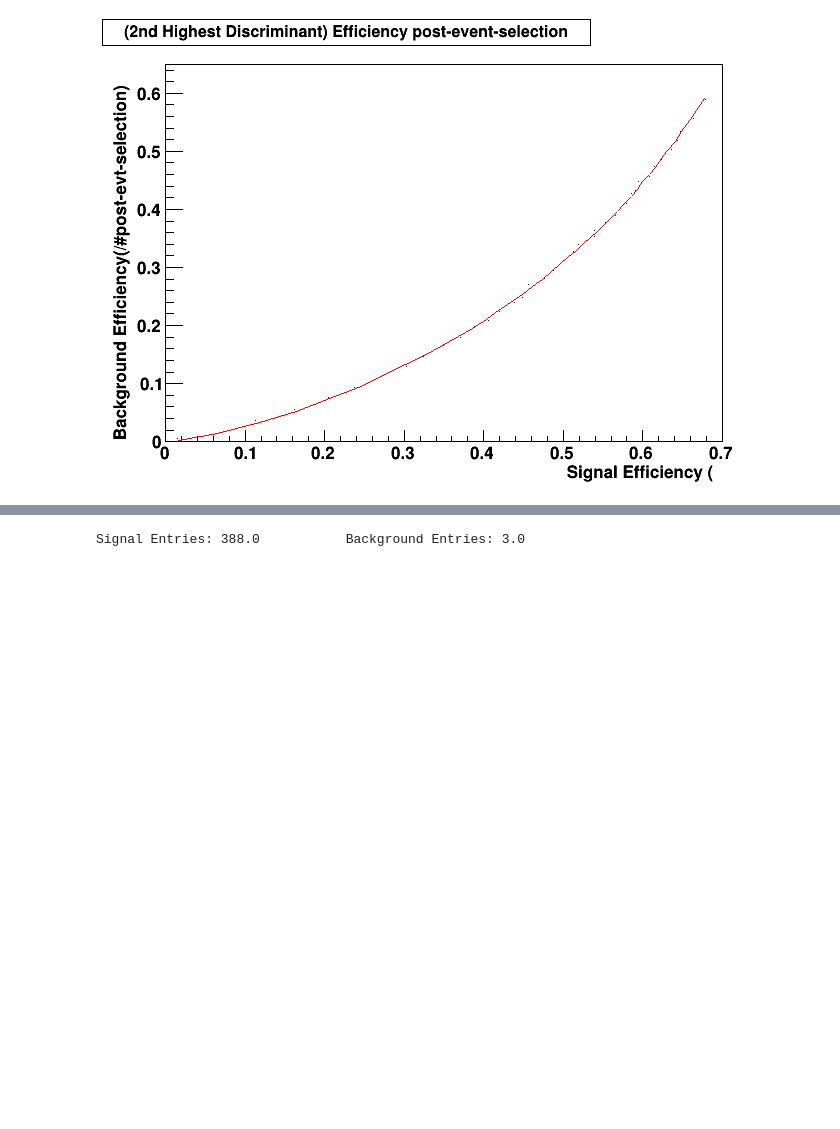
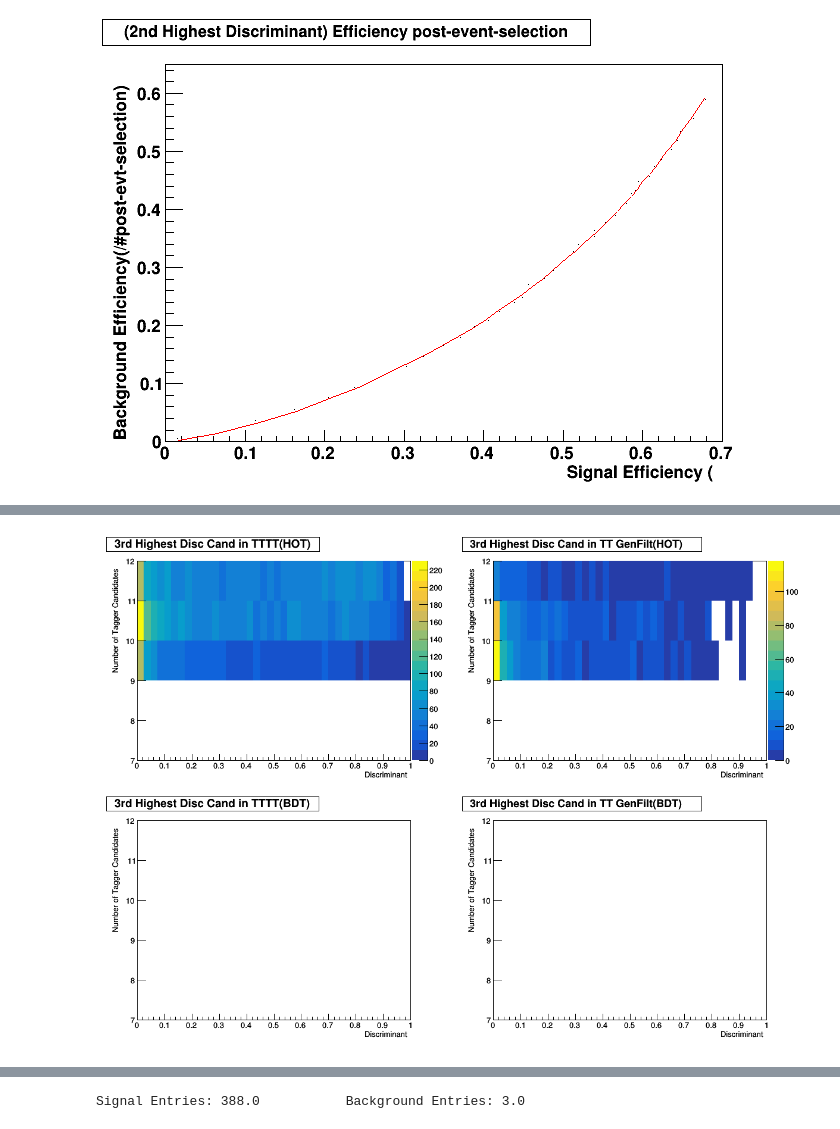
Before and after one commit to NJManganelli/TaggerTest, a Jupyter notebook: ntupler/plugins/.PlotsV4p1.ipynb, the cells around one changed output, grey strips where cells are left out. Drawn from its saved outputs; the diff is of its cells as text; code cells hidden in the pictures; blank space fills up the shorter version.

```diff
--- a/ntupler/plugins/.PlotsV4p1.ipynb
+++ b/ntupler/plugins/.PlotsV4p1.ipynb
@@ -980,29 +1216,29 @@ cROC2.Draw()
 #h43b = bkgd.h_eventN3_tItp_hot#;1	Highest Disc Cand (Type Itp)
 #h44b = bkgd.h_eventN3_t0x1_hot#;1	Highest Disc Cand (Type 0x1)
 
+s_hot_N3_sum = signal.h_eventN3_sum_hot
 s_hot_N3_3 = signal.h_eventN3_tIII_hot#;1	Highest Disc Cand (Type III)
 s_hot_N3_2 = signal.h_eventN3_tII_hot#;1	Highest Disc Cand (Type II)
 s_hot_N3_1 = signal.h_eventN3_tItp_hot#;1	Highest Disc Cand (Type Itp)
 s_hot_N3_0 = signal.h_eventN3_t0x1_hot#;1	Highest Disc Cand (Type 0x1)
-#s_hot_N3_sum = s_hot_N3_3 + s_hot_N3_2 + s_hot_N3_1 + s_hot_N3_0
 
+b_hot_N3_sum = bkgd.h_eventN3_sum_hot
 b_hot_N3_3 = bkgd.h_eventN3_tIII_hot#;1	Highest Disc Cand (Type III)
 b_hot_N3_2 = bkgd.h_eventN3_tII_hot#;1	Highest Disc Cand (Type II)
 b_hot_N3_1 = bkgd.h_eventN3_tItp_hot#;1	Highest Disc Cand (Type Itp)
 b_hot_N3_0 = bkgd.h_eventN3_t0x1_hot#;1	Highest Disc Cand (Type 0x1)
-#b_hot_N3_sum = b_hot_N3_3 + b_hot_N3_2 + b_hot_N3_1 + b_hot_N3_0
 
+s_bdt_N3_sum = signal.h_eventN3_sum_bdt
 s_bdt_N3_3 = signal.h_eventN3_tIII_bdt#;1	Highest Disc Cand (Type III)
 s_bdt_N3_2 = signal.h_eventN3_tII_bdt#;1	Highest Disc Cand (Type II)
 s_bdt_N3_1 = signal.h_eventN3_tItp_bdt#;1	Highest Disc Cand (Type Itp)
 s_bdt_N3_0 = signal.h_eventN3_t0x1_bdt#;1	Highest Disc Cand (Type 0x1)
-#s_bdt_N3_sum = s_bdt_N3_3 + s_bdt_N3_2 + s_bdt_N3_1 + s_bdt_N3_0
 
+b_bdt_N3_sum = bkgd.h_eventN3_sum_bdt
 b_bdt_N3_3 = bkgd.h_eventN3_tIII_bdt#;1	Highest Disc Cand (Type III)
 b_bdt_N3_2 = bkgd.h_eventN3_tII_bdt#;1	Highest Disc Cand (Type II)
 b_bdt_N3_1 = bkgd.h_eventN3_tItp_bdt#;1	Highest Disc Cand (Type Itp)
 b_bdt_N3_0 = bkgd.h_eventN3_t0x1_bdt#;1	Highest Disc Cand (Type 0x1)
-#b_bdt_N3_sum = b_bdt_N3_3 + b_bdt_N3_2 + b_bdt_N3_1 + b_bdt_N3_0
 
 h41s = s_hot_N3_3.ProjectionX("s_hot_N3_3_px")
 h42s = s_hot_N3_2.ProjectionX("s_hot_N3_2_px")
@@ -1040,0 +1262,30 @@ Warning in <TCanvas::Constructor>: Deleting canvas with same name: cs_hot_N3_3
+# %%
+#cs_hot_N3_3 = ROOT.TCanvas("cs_hot_N3_3")
+#cs_hot_N3_3.cd()
+#b_hot_N3_3.SetFillColorAlpha(cols1, alphaS)
+#b_hot_N3_3.SetLineColor(0)
+#b_hot_N3_3.Draw("COLZ")
+#cs_hot_N3_3.Update()
+#cs_hot_N3_3.Draw())
+
+cN3_JC = ROOT.TCanvas("cN3_JC", "Disc vs nJet of 3rd highest tagger candidates", 1200, 900)
+cN3_JC.Divide(2,2)
+cN3_JC.cd(1)
+s_hot_N3_sum.SetTitle("3rd Highest Disc Cand in " + leg1)
+s_hot_N3_sum.SetNdivisions(5, "Y")
+s_hot_N3_sum.Draw("COLZ")
+cN3_JC.cd(2)
+b_hot_N3_sum.SetTitle("3rd Highest Disc Cand in " + leg2)
+b_hot_N3_sum.SetNdivisions(5, "Y")
+b_hot_N3_sum.Draw("COLZ")
+cN3_JC.cd(3)
+s_bdt_N3_sum.SetTitle("3rd Highest Disc Cand in " + leg3)
+s_bdt_N3_sum.SetNdivisions(5, "Y")
+s_bdt_N3_sum.Draw("COLZ")
+cN3_JC.cd(4)
+b_bdt_N3_sum.SetTitle("3rd Highest Disc Cand in " + leg4)
+b_bdt_N3_sum.SetNdivisions(5, "Y")
+b_bdt_N3_sum.Draw("COLZ")
+cN3_JC.Update()
+cN3_JC.Draw()
+# %% [output]
@@ -1040,0 +1293 @@ Warning in <TCanvas::Constructor>: Deleting canvas with same name: cs_hot_N3_3
+[figure, added]
```
Also changed, not shown: parts of 11 cells of this notebook.
